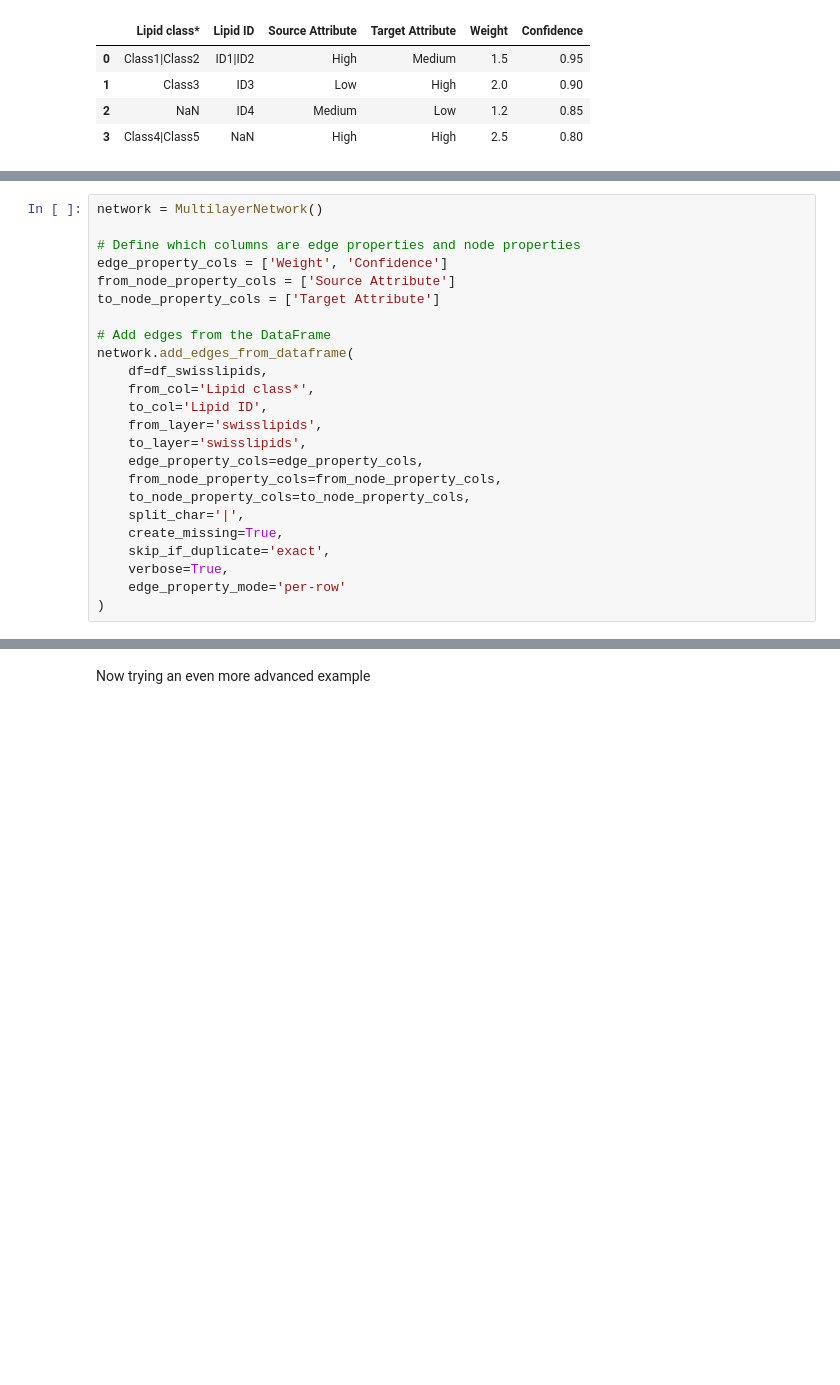
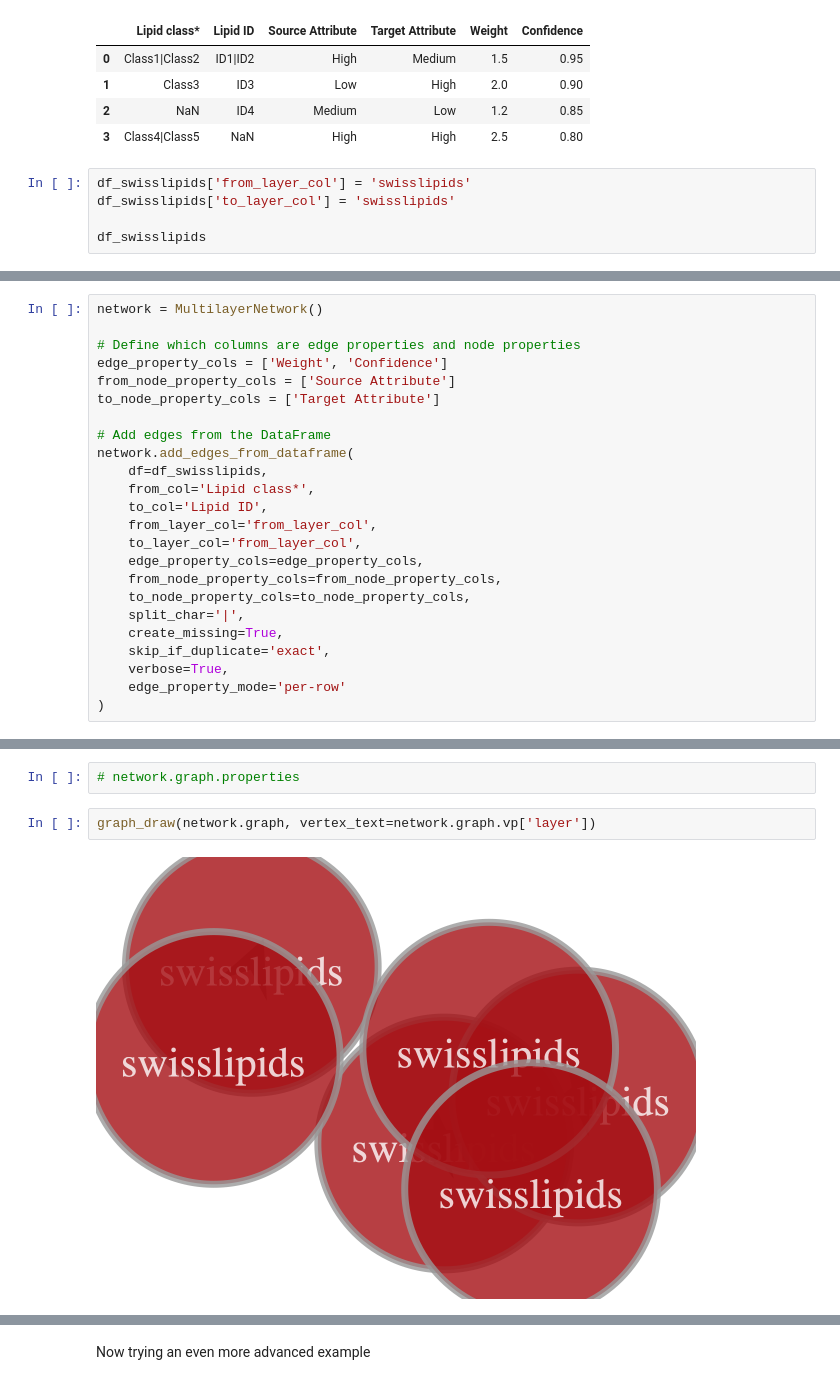
Before and after one commit to saezlab/lipinet, a Jupyter notebook: notebooks/multilayers.ipynb, the cells around one changed output, grey strips where cells are left out. Drawn from its saved outputs; the diff is of its cells as text; blank space fills up the shorter version.

```diff
--- a/notebooks/multilayers.ipynb
+++ b/notebooks/multilayers.ipynb
@@ -297,3 +332,8 @@ df_swisslipids
 | 1 | Class3 | ID3 | Low | High | 2.0 | 0.90 |
 | 2 | NaN | ID4 | Medium | Low | 1.2 | 0.85 |
 | 3 | Class4|Class5 | NaN | High | High | 2.5 | 0.80 |
+# %%
+df_swisslipids['from_layer_col'] = 'swisslipids'
+df_swisslipids['to_layer_col'] = 'swisslipids'
+
+df_swisslipids
@@ -310,8 +356,8 @@ network.add_edges_from_dataframe(
     df=df_swisslipids,
     from_col='Lipid class*',
     to_col='Lipid ID',
-    from_layer='swisslipids',
-    to_layer='swisslipids',
+    from_layer_col='from_layer_col',
+    to_layer_col='from_layer_col',
     edge_property_cols=edge_property_cols,
     from_node_property_cols=from_node_property_cols,
     to_node_property_cols=to_node_property_cols,
@@ -341,0 +390,6 @@ Total rows skipped due to invalid node IDs: 4
+# %%
+# network.graph.properties
+# %%
+graph_draw(network.graph, vertex_text=network.graph.vp['layer'])
+# %% [output]
+[figure, added]
```
Also changed, not shown: parts of 16 cells of this notebook, 3 other files.
